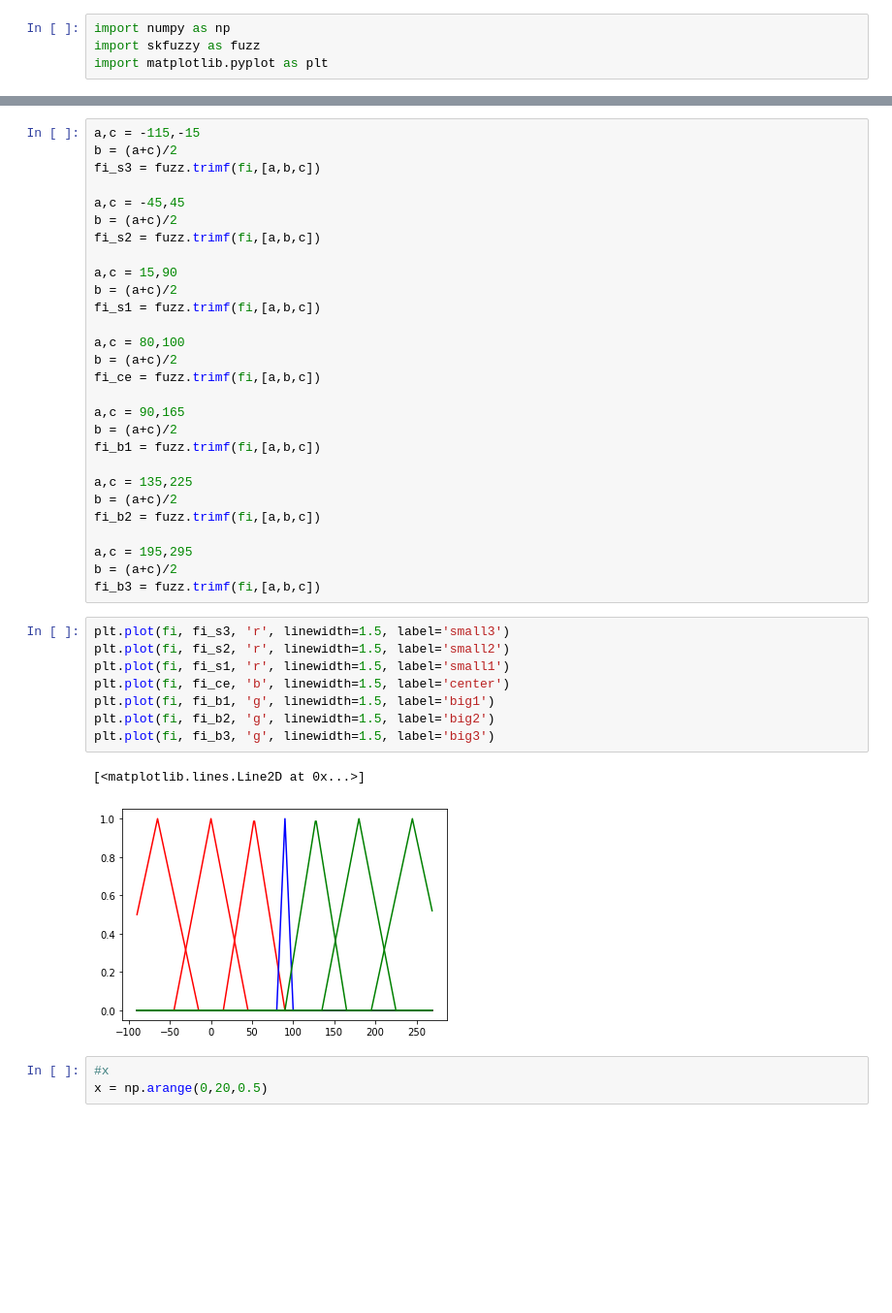
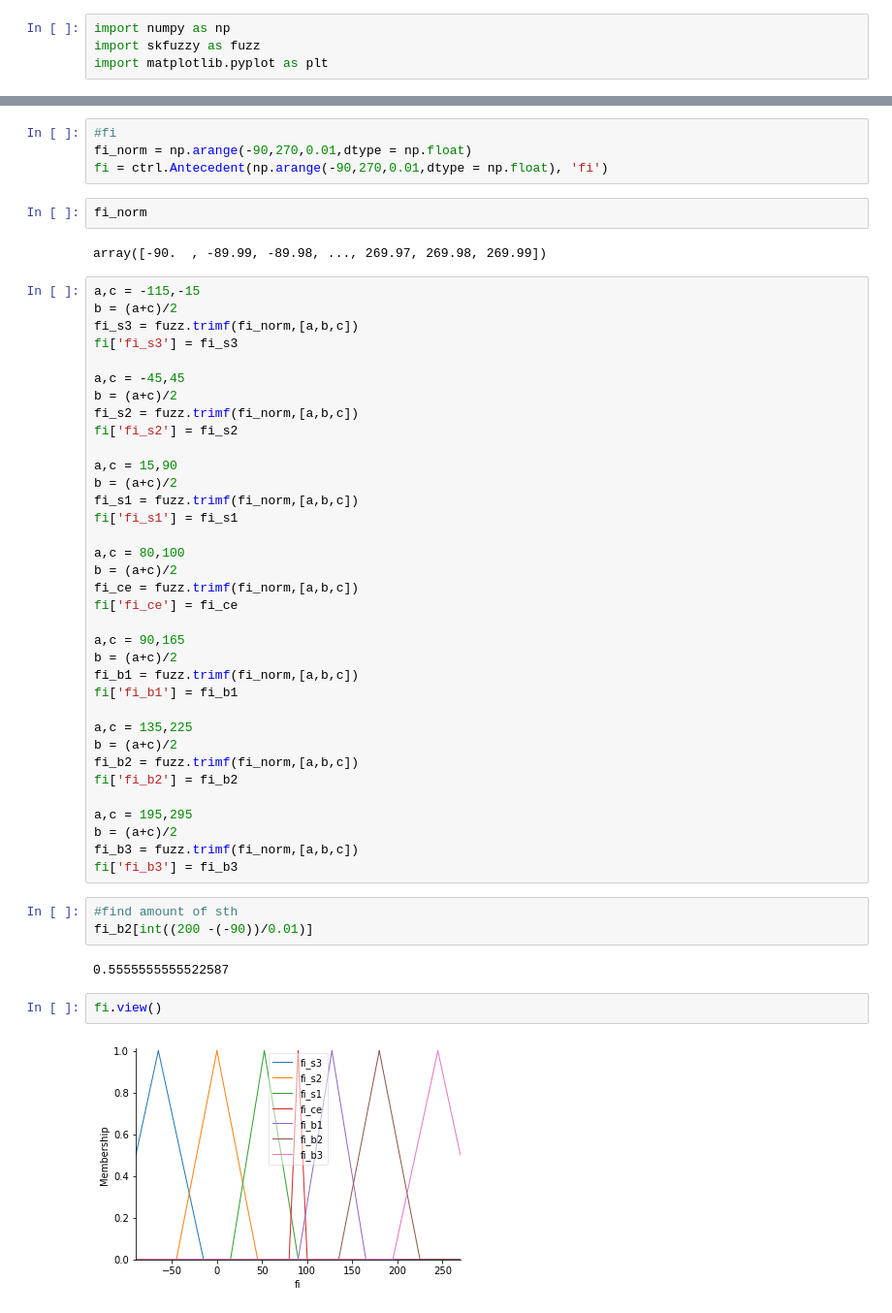
Before and after one commit to fatemehkarimi/computational-intelligence-homeworks, a Jupyter notebook: mamdani_truck.ipynb, the cells around one changed output, grey strips where cells are left out. Shown at 97% size. Cells and saved outputs as stored; diff of their text form; blank space fills up the shorter version.

```diff
--- a/mamdani_truck.ipynb
+++ b/mamdani_truck.ipynb
@@ -8,42 +8,52 @@ fi = np.arange(-90,270,1)
+# %%
+#fi
+fi_norm = np.arange(-90,270,0.01,dtype = np.float)
+fi = ctrl.Antecedent(np.arange(-90,270,0.01,dtype = np.float), 'fi')
+# %%
+fi_norm
+# %% [output]
+array([-90.  , -89.99, -89.98, ..., 269.97, 269.98, 269.99])
 # %%
 a,c = -115,-15
 b = (a+c)/2
-fi_s3 = fuzz.trimf(fi,[a,b,c])
+fi_s3 = fuzz.trimf(fi_norm,[a,b,c])
+fi['fi_s3'] = fi_s3
 
 a,c = -45,45
 b = (a+c)/2
-fi_s2 = fuzz.trimf(fi,[a,b,c])
+fi_s2 = fuzz.trimf(fi_norm,[a,b,c])
+fi['fi_s2'] = fi_s2
 
 a,c = 15,90
 b = (a+c)/2
-fi_s1 = fuzz.trimf(fi,[a,b,c])
+fi_s1 = fuzz.trimf(fi_norm,[a,b,c])
+fi['fi_s1'] = fi_s1
 
 a,c = 80,100
 b = (a+c)/2
-fi_ce = fuzz.trimf(fi,[a,b,c])
+fi_ce = fuzz.trimf(fi_norm,[a,b,c])
+fi['fi_ce'] = fi_ce
 
 a,c = 90,165
 b = (a+c)/2
-fi_b1 = fuzz.trimf(fi,[a,b,c])
+fi_b1 = fuzz.trimf(fi_norm,[a,b,c])
+fi['fi_b1'] = fi_b1
 
 a,c = 135,225
 b = (a+c)/2
-fi_b2 = fuzz.trimf(fi,[a,b,c])
+fi_b2 = fuzz.trimf(fi_norm,[a,b,c])
+fi['fi_b2'] = fi_b2
 
 a,c = 195,295
 b = (a+c)/2
-fi_b3 = fuzz.trimf(fi,[a,b,c])
+fi_b3 = fuzz.trimf(fi_norm,[a,b,c])
+fi['fi_b3'] = fi_b3
-# %%
-plt.plot(fi, fi_s3, 'r', linewidth=1.5, label='small3')
-plt.plot(fi, fi_s2, 'r', linewidth=1.5, label='small2')
-plt.plot(fi, fi_s1, 'r', linewidth=1.5, label='small1')
-plt.plot(fi, fi_ce, 'b', linewidth=1.5, label='center')
-plt.plot(fi, fi_b1, 'g', linewidth=1.5, label='big1')
-plt.plot(fi, fi_b2, 'g', linewidth=1.5, label='big2')
-plt.plot(fi, fi_b3, 'g', linewidth=1.5, label='big3')
-# %% [output]
-[<matplotlib.lines.Line2D at 0x...>]
-[figure, removed]
-# %%
-#x
-x = np.arange(0,20,0.5)
+# %%
+#find amount of sth
+fi_b2[int((200 -(-90))/0.01)]
+# %% [output]
+0.5555555555522587
+# %%
+fi.view()
+# %% [output]
+[figure, added]
```
Also changed, not shown: parts of 14 cells of this notebook.
